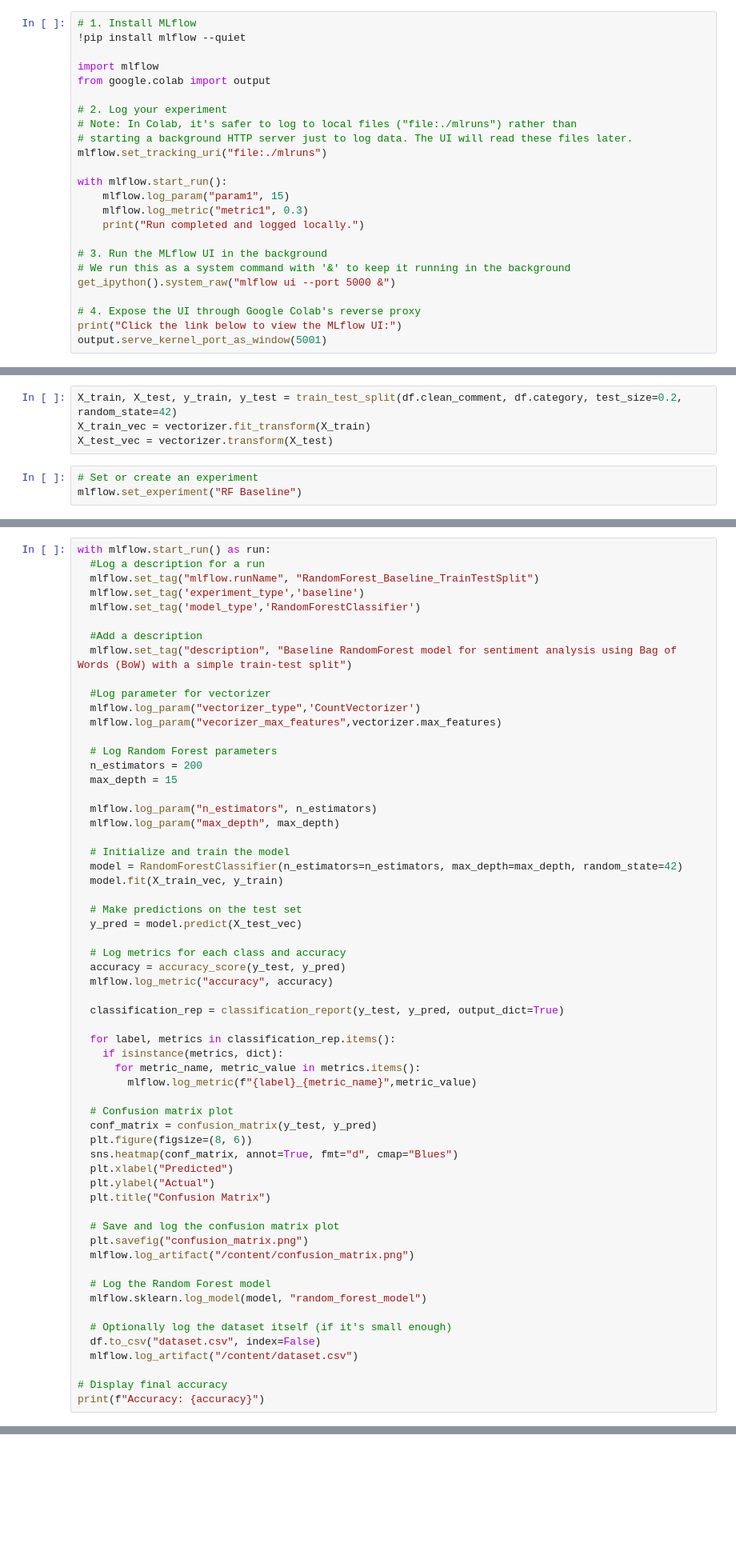
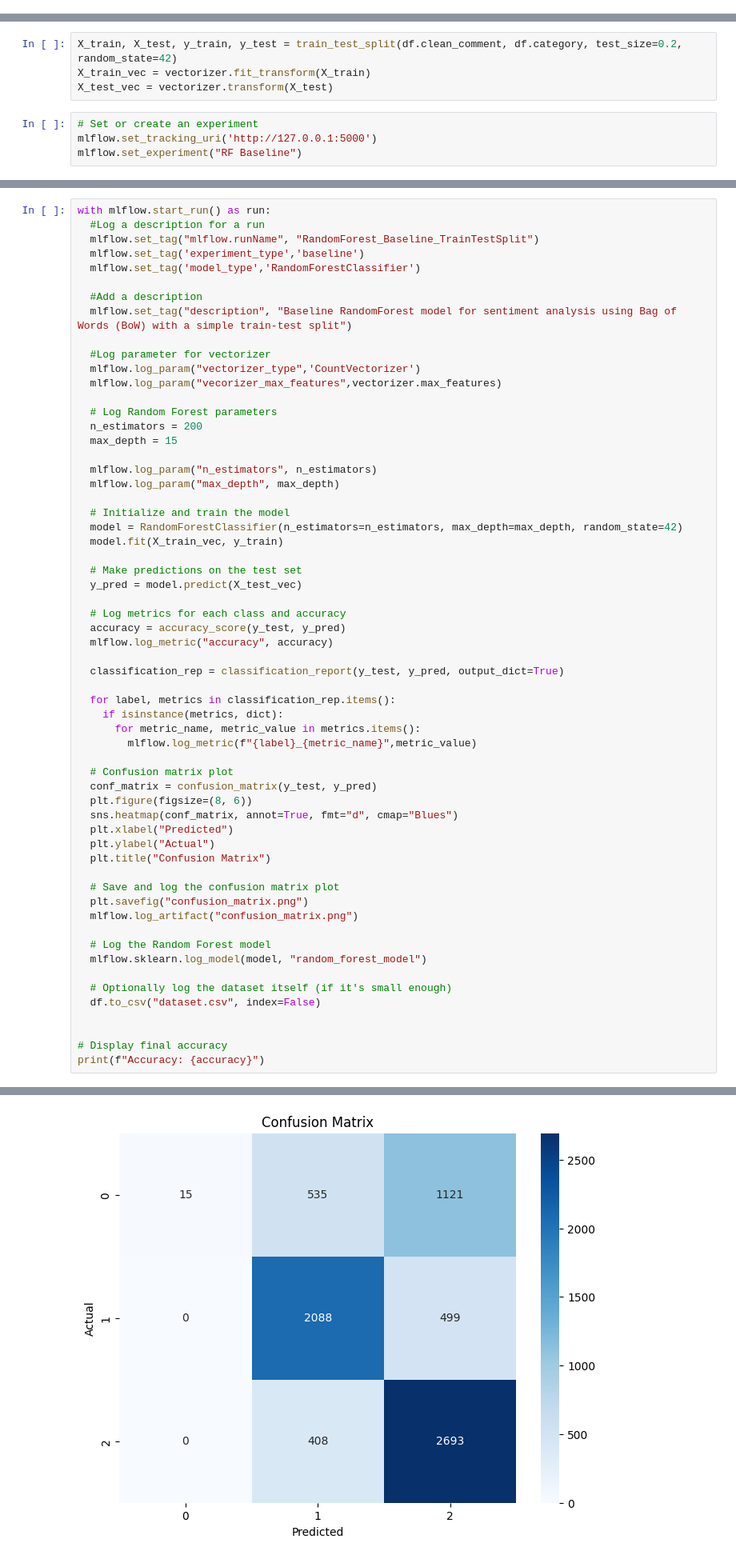
Before and after one commit to Ritk-Raikwar/reddit-comment-sentiment-analysis, a Jupyter notebook: notebooks/experiment_1_baseline_model.ipynb, the cells around one changed output, grey strips where cells are left out. Shown at 80% size. Drawn from its saved outputs; the diff is of its cells as text; blank space fills up the shorter version.

Commit message:
experiments logged on dagshub

```diff
--- a/notebooks/experiment_1_baseline_model.ipynb
+++ b/notebooks/experiment_1_baseline_model.ipynb
@@ -55,24 +0,0 @@ Successfully installed boto3-1.42.44
-# %%
-# 1. Install MLflow
-!pip install mlflow --quiet
-
-import mlflow
-from google.colab import output
-
-# 2. Log your experiment
-# Note: In Colab, it's safer to log to local files ("file:./mlruns") rather than
-# starting a background HTTP server just to log data. The UI will read these files later.
-mlflow.set_tracking_uri("file:./mlruns")
-
-with mlflow.start_run():
-    mlflow.log_param("param1", 15)
-    mlflow.log_metric("metric1", 0.3)
-    print("Run completed and logged locally.")
-
-# 3. Run the MLflow UI in the background
-# We run this as a system command with '&' to keep it running in the background
-get_ipython().system_raw("mlflow ui --port 5000 &")
-
-# 4. Expose the UI through Google Colab's reverse proxy
-print("Click the link below to view the MLflow UI:")
-output.serve_kernel_port_as_window(5001)
@@ -149,4 +87,5 @@ X_train_vec = vectorizer.fit_transform(X_train)
 X_test_vec = vectorizer.transform(X_test)
 # %%
 # Set or create an experiment
+mlflow.set_tracking_uri('http://127.0.0.1:5000')
 mlflow.set_experiment("RF Baseline")
@@ -199,14 +141,15 @@ with mlflow.start_run() as run:
 
   # Save and log the confusion matrix plot
   plt.savefig("confusion_matrix.png")
-  mlflow.log_artifact("/content/confusion_matrix.png")
+  mlflow.log_artifact("confusion_matrix.png")
 
   # Log the Random Forest model
   mlflow.sklearn.log_model(model, "random_forest_model")
 
   # Optionally log the dataset itself (if it's small enough)
   df.to_csv("dataset.csv", index=False)
-  mlflow.log_artifact("/content/dataset.csv")
+
 
 # Display final accuracy
 print(f"Accuracy: {accuracy}")
+# %% [output]
@@ -213,2 +160,3 @@ print(f"Accuracy: {accuracy}")
+[figure, added]
 # %%
 print(classification_report(y_test, y_pred))
```
Also changed, not shown: parts of 10 cells of this notebook, 21 other files.
